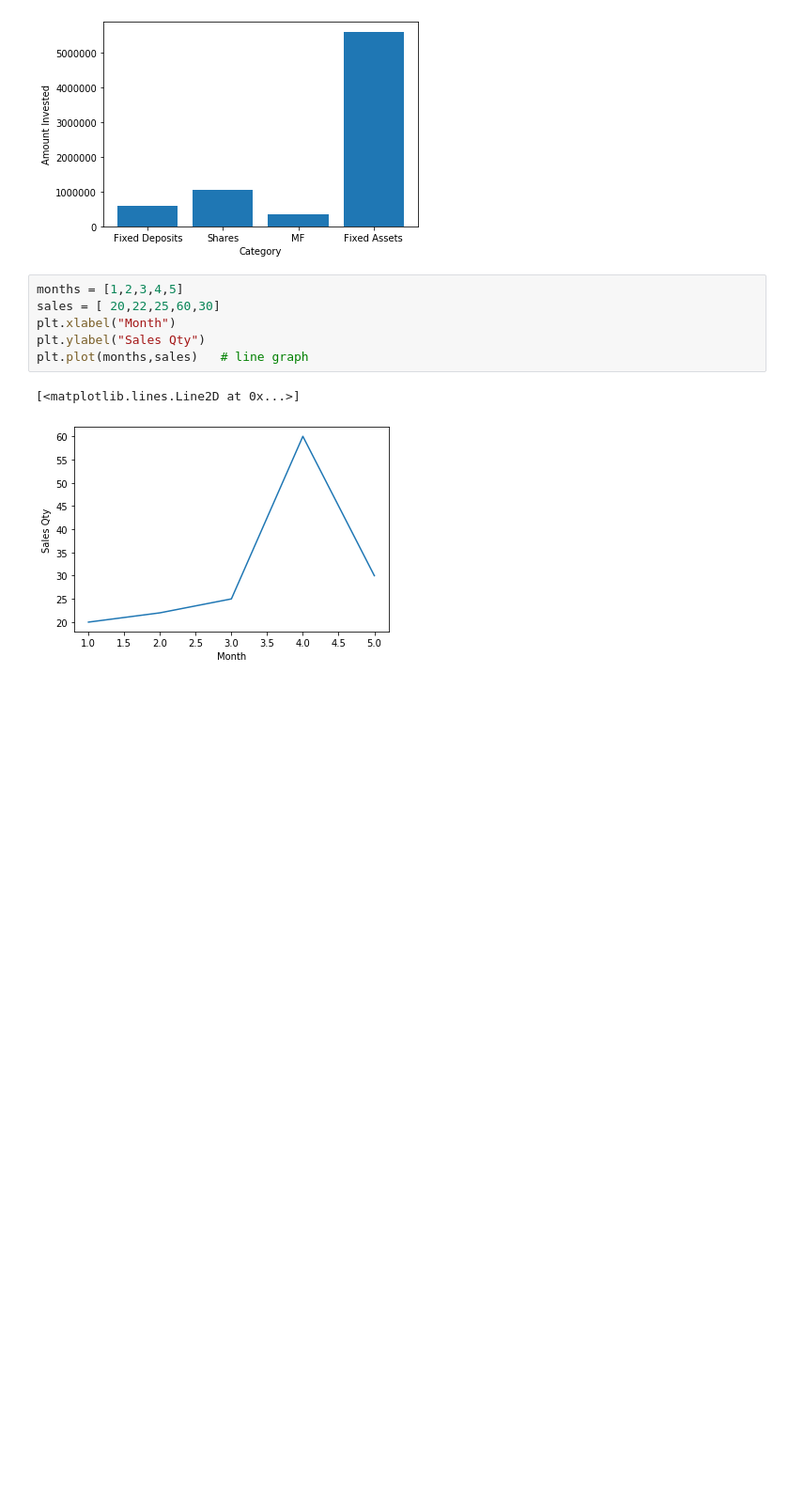
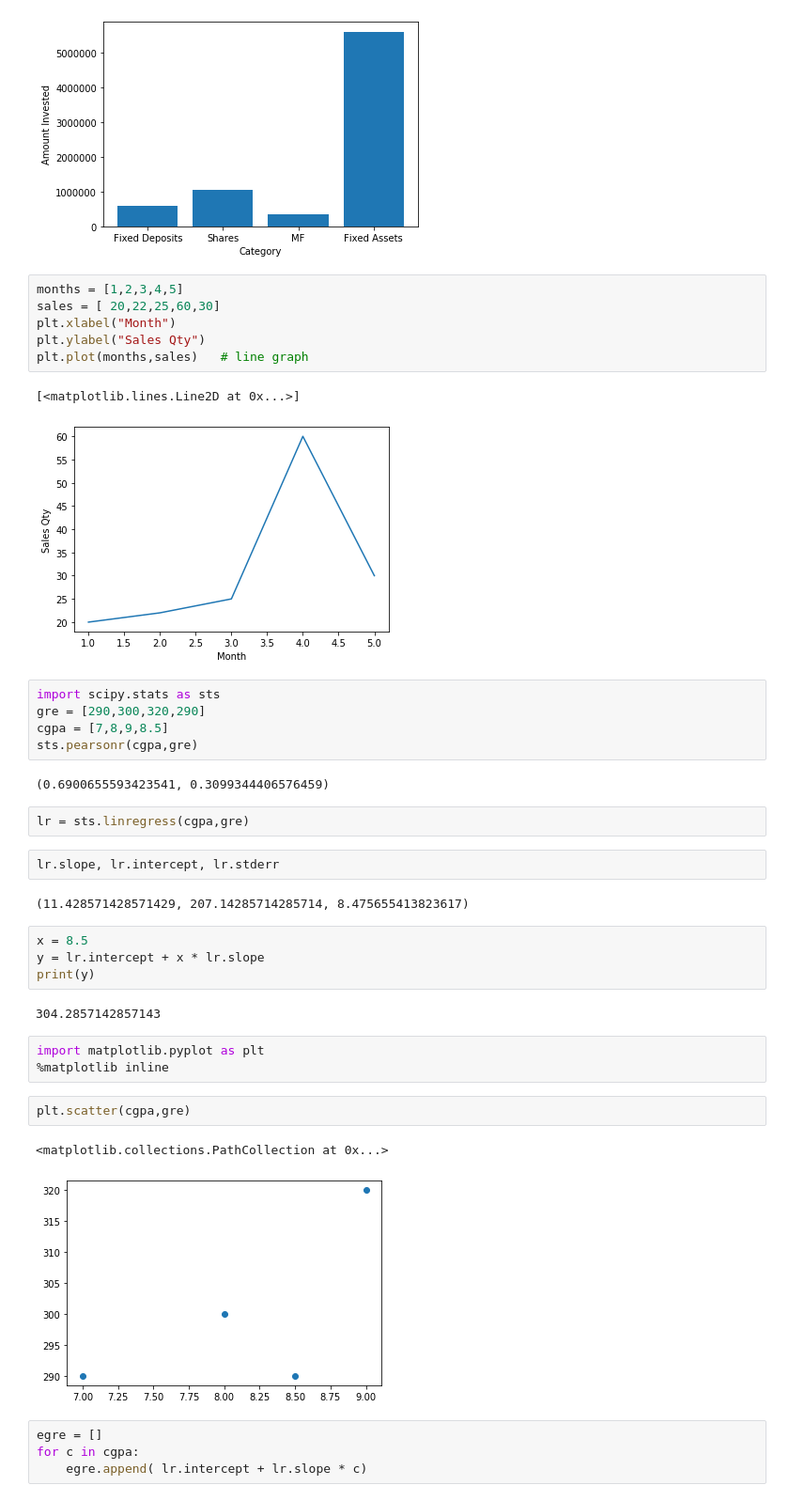
Before and after one commit to srikanthpragada/DS_11_NOV_2019, a Jupyter notebook: stats.ipynb, the cells around one changed output. Shown: that part at 94% size. Saved outputs shown, nothing was run; the diff lists cells and outputs as text; blank space fills up the shorter version.

```diff
--- a/stats.ipynb
+++ b/stats.ipynb
@@ -172,3 +168,34 @@ plt.plot(months,sales)   # line graph
 # %% [output]
 [<matplotlib.lines.Line2D at 0x...>]
 [figure]
+# %%
+import scipy.stats as sts
+gre = [290,300,320,290]
+cgpa = [7,8,9,8.5]
+sts.pearsonr(cgpa,gre)
+# %% [output]
+(0.6900655593423541, 0.3099344406576459)
+# %%
+lr = sts.linregress(cgpa,gre)
+# %%
+lr.slope, lr.intercept, lr.stderr
+# %% [output]
+(11.428571428571429, 207.14285714285714, 8.475655413823617)
+# %%
+x = 8.5
+y = lr.intercept + x * lr.slope
+print(y)
+# %% [output]
+304.2857142857143
+# %%
+import matplotlib.pyplot as plt
+%matplotlib inline
+# %%
+plt.scatter(cgpa,gre)
+# %% [output]
+<matplotlib.collections.PathCollection at 0x...>
+[figure, added]
+# %%
+egre = []
+for c in cgpa:
+    egre.append( lr.intercept + lr.slope * c)
```
Also changed, not shown: parts of 3 cells of this notebook.
